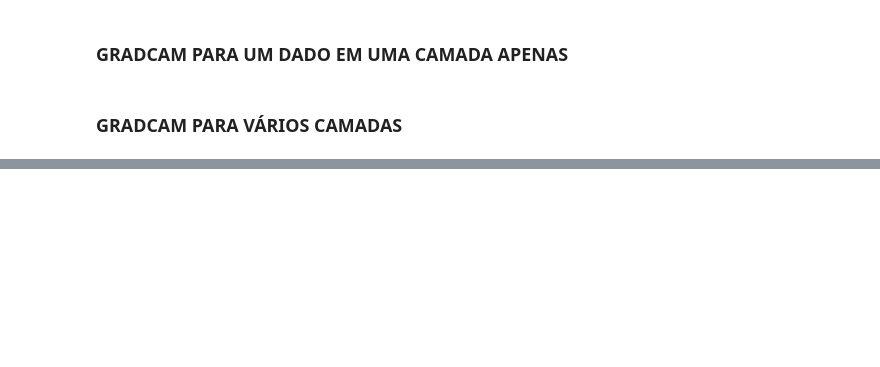
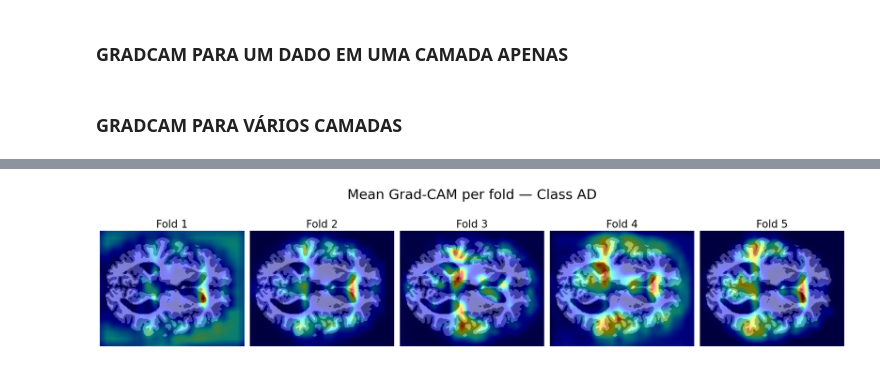
Before and after one commit to brunopmont/Alzheimer-CNN-Detection, a Jupyter notebook: explainability/gradcam.ipynb, the cells around one changed output, grey strips where cells are left out. Saved outputs shown, nothing was run; the diff lists cells and outputs as text; code cells hidden in the pictures; blank space fills up the shorter version.

```diff
--- a/explainability/gradcam.ipynb
+++ b/explainability/gradcam.ipynb
@@ -278,7 +289,20 @@ class RPRSModel(tf.keras.Model):
 # %%
-dir_base = '/mnt/c/Users/Paulo Pires/Desktop/Alzheimer_cnn/ADNI/ADNI_NORMALIZED'
+dir_base = '/mnt/c/Users/Paulo Pires/Desktop/Alzheimer_cnn/'
+adni_base = f'{dir_base}/ADNI/ADNI_NORMALIZED'
 validation_dir = f'{dir_base}/validation'
 test_dir = f'{dir_base}/test'
 
+oasis_dir = "/mnt/c/Users/Paulo Pires/Desktop/Alzheimer_cnn/OASIS/OASIS_1_FSL_NORMALIZED/train"
+
 # Nome das classes
-class_names = ['cn', 'ad']
+adni_class_names = ['cn', 'ad']
+# %%
+oasis_images, oasis_labels, oasis_paths, _ = proc_dados.load_nifti_data_balanced_preallocated(oasis_dir, ['0.0', '0.5', '1.0', '2.0'])
+
+oasis_indices = np.argmax(oasis_labels, axis=1)
+
+oasis_indices_bin = np.where(oasis_indices == 0, 0, 1)
+
+oasis_labels_bin = to_categorical(oasis_indices_bin, num_classes=2)
+
+nomes_classes_oasis = ['0', '1']
@@ -677,0 +759,63 @@ multi_classes_data_gradcam(model, test_images, test_labels, test_paths, f'{model
+# %%
+def plot_gradcam_folds(mean_heatmaps, n_samples_list, class_index, slice_axis=2, slice_idx=None,
+                        background_volume=None, images=None, labels=None,
+                        alpha=0.5, cmap='jet', title_fontsize=26, subtitle_fontsize=20,
+                        figsize_per_fold=4, save_path='gradcam_fold_comparison.png'):
+    """
+    ETAPA RÁPIDA/ITERATIVA: só plota, a partir dos heatmaps já calculados.
+    Ajuste alpha, cmap, fontsize, slice_idx, etc. e rode de novo sem recalcular nada.
+    """
+    target_shape = mean_heatmaps[0].shape
+
+    if slice_idx is None:
+        slice_idx = target_shape[slice_axis] // 2
+
+    # Determina o cérebro de fundo, se não foi passado explicitamente
+    if background_volume is None:
+        if images is None or labels is None:
+            raise ValueError("Passe 'background_volume' OU 'images'+'labels' para extrair um exemplo.")
+        ad_indices = [i for i in range(len(images)) if np.argmax(labels[i]) == class_index]
+        background_volume = images[ad_indices[0]]
+
+    if slice_axis == 0:
+        brain_slice = background_volume[slice_idx, :, :, 0]
+    elif slice_axis == 1:
+        brain_slice = background_volume[:, slice_idx, :, 0]
+    else:
+        brain_slice = background_volume[:, :, slice_idx, 0]
+
+    n_folds = len(mean_heatmaps)
+    fig, axes = plt.subplots(1, n_folds, figsize=(figsize_per_fold * n_folds, 5))
+
+    for i, mean_heatmap in enumerate(mean_heatmaps):
+        if slice_axis == 0:
+            slice_2d = mean_heatmap[slice_idx, :, :]
+        elif slice_axis == 1:
+            slice_2d = mean_heatmap[:, slice_idx, :]
+        else:
+            slice_2d = mean_heatmap[:, :, slice_idx]
+
+        axes[i].imshow(brain_slice, cmap='gray')
+        axes[i].imshow(slice_2d, cmap=cmap, alpha=alpha)
+        axes[i].axis('off')
+        axes[i].set_title(f'Fold {i+1}', fontsize=subtitle_fontsize)
+
+    plt.suptitle(f'Mean Grad-CAM per fold — Class AD', fontsize=title_fontsize)
+    plt.tight_layout()
+    if save_path:
+        plt.savefig(save_path, dpi=150)
+    plt.show()
+
+plot_gradcam_folds(
+    mean_heatmaps, n_samples_list,
+    class_index=1,
+    slice_axis=2,
+    images=oasis_images,
+    labels=oasis_labels_bin,
+    alpha=0.5,
+    cmap='jet',
+    title_fontsize=26,
+    subtitle_fontsize=20
+)
+# %% [output]
+[figure, added]
```
Also changed, not shown: parts of 10 cells of this notebook, 5 other files.
